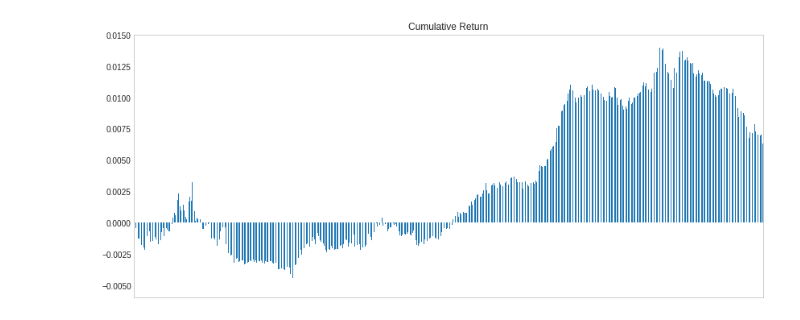
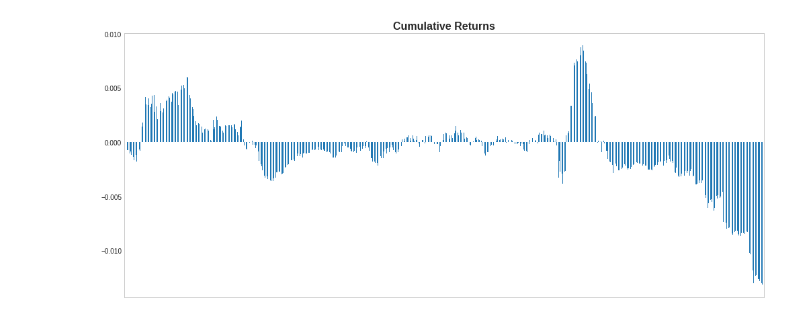
Before and after one commit to kfuangsung/Algorithmic-Trading-with-Python, a Jupyter notebook: Live trading using fxcmpy/trader_results.ipynb, the cells around one changed output. Drawn from its saved outputs; the diff is of its cells as text; code cells hidden in the pictures.

```diff
--- a/Live trading using fxcmpy/trader_results.ipynb
+++ b/Live trading using fxcmpy/trader_results.ipynb
@@ -9,11 +9,11 @@ plt.rcParams['figure.figsize'] = (14,6)
 # %%
 path = 'log_files'
 portfolio = pd.DataFrame()
-for i in range(19, 25):
+for i in range(1, 32):
     if i < 10:
-        file_name = f'2021_12_0{i}_PortfolioLog.csv'
+        file_name = f'2022_02_0{i}_PortfolioLog.csv'
     else:
-        file_name = f'2021_12_{i}_PortfolioLog.csv'
+        file_name = f'2022_02_{i}_PortfolioLog.csv'
     file_path = os.path.join(path, file_name)
     if os.path.exists(file_path):
         data = pd.read_csv(file_path, parse_dates=['date'], index_col=['date'])
@@ -57,5 +72,7 @@ plt.show()
 # %%
-portfolio['return'].cumsum().plot(kind='bar', use_index=False, grid=False, title='Cumulative Return', xticks=[])
+portfolio['return'].cumsum().plot(kind='bar', use_index=False, grid=False, xticks=[])
+plt.title("Cumulative Returns", fontsize=16, fontweight='bold')
+plt.tight_layout()
 plt.show()
 # %% [output]
-[figure, old version]
+[figure, new version]
```
Also changed, not shown: parts of 4 cells of this notebook.
